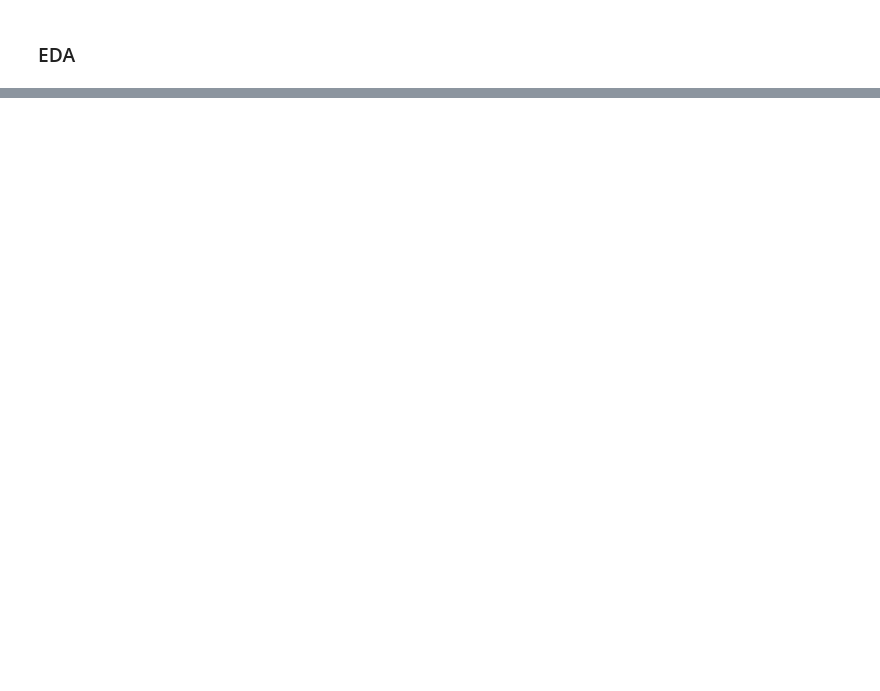
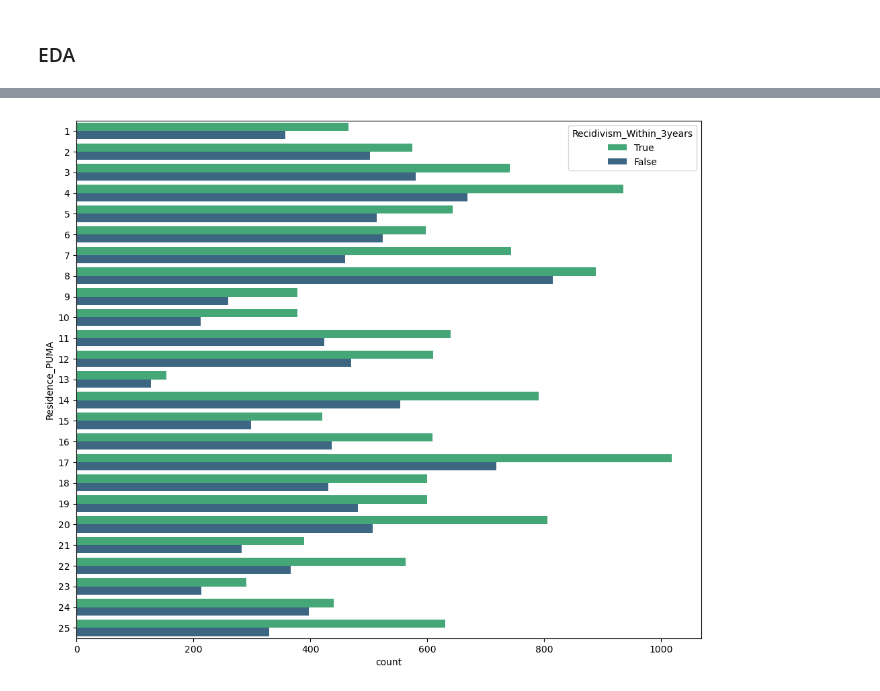
Before and after one commit to franknvk/NIJ-Recidivism-Forecasting-Group-Project, a Jupyter notebook: 1_EDA_DS.ipynb, the cells around one changed output, grey strips where cells are left out. Cells and saved outputs as stored; diff of their text form; code cells hidden in the pictures; blank space fills up the shorter version.

```diff
--- a/1_EDA_DS.ipynb
+++ b/1_EDA_DS.ipynb
@@ -61,0 +118,15 @@ df_numeric.head(2)
+# %%
+plt.figure(figsize = (12,10))
+sns.countplot(data=recid_df,
+              y='Residence_PUMA',
+              hue='Recidivism_Within_3years',
+              hue_order =[True, False],
+              orient='h',
+              palette='viridis_r');
+
+#is there a way to order this by largest to smallest True val
+# recid_df.groupby(['Residence_PUMA','Recidivism_Within_3years'])[['Recidivism_Within_3years']].count()
+
+# there are pumas zone with smaller counts of individuals reoffending
+# %% [output]
+[figure, added]
```
Also changed, not shown: parts of 22 cells of this notebook.
